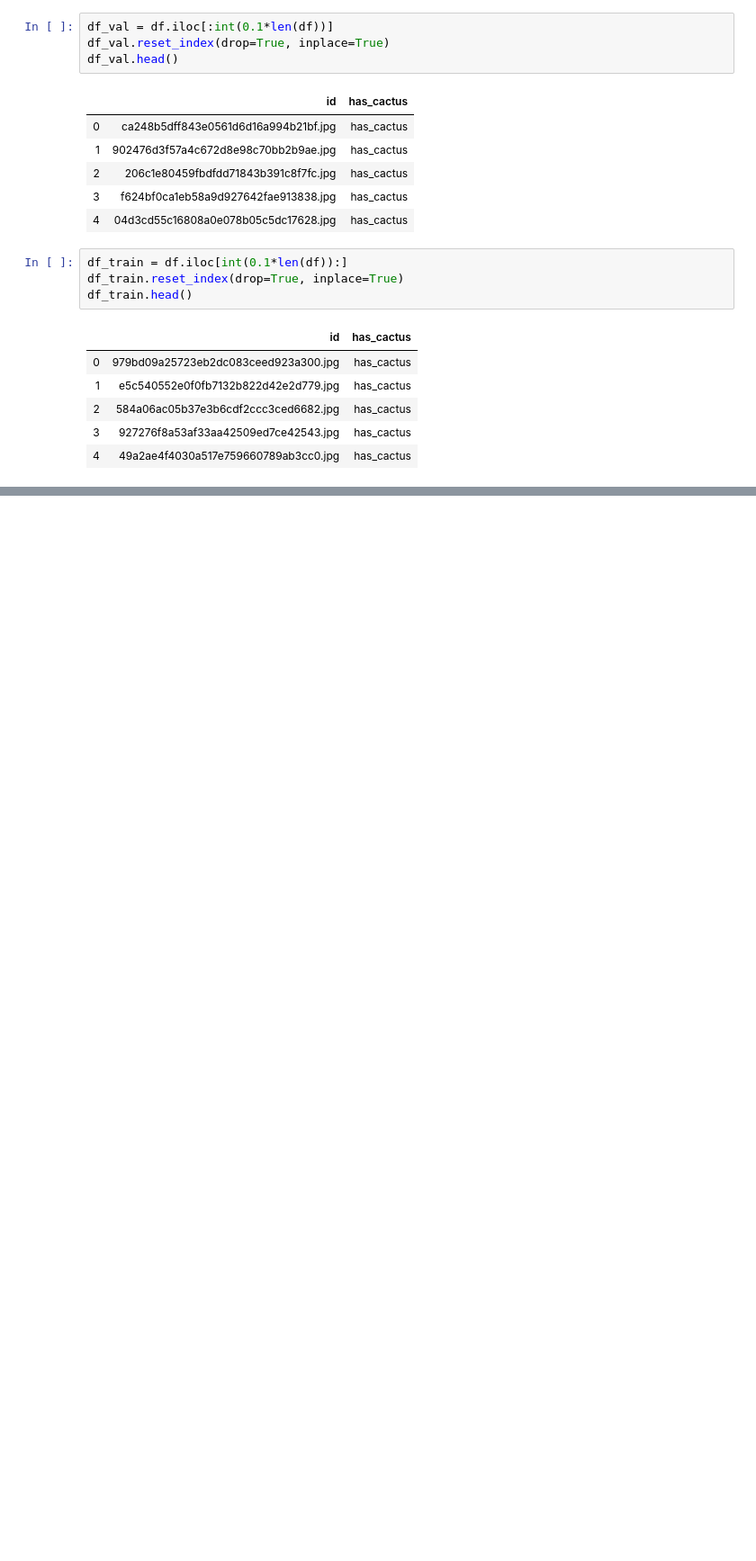
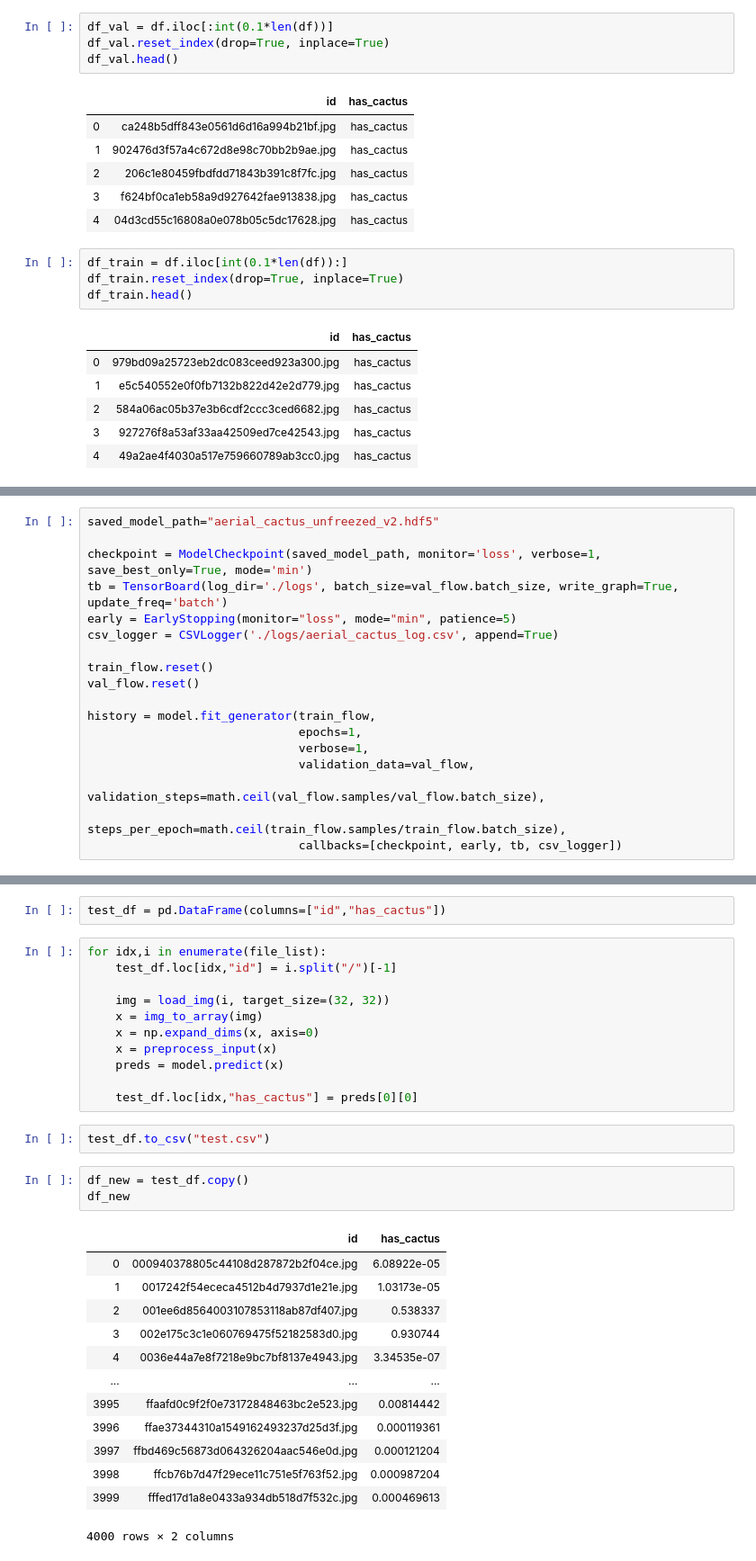
Before and after one commit to Aravinda89/Aerial-Cactus-Identification, a Jupyter notebook: Aerial-Cactus-Identification.ipynb, the cells around one changed output, grey strips where cells are left out. Shown: that part at 90% size. Drawn from its saved outputs; the diff is of its cells as text; blank space fills up the shorter version.

```diff
--- a/Aerial-Cactus-Identification.ipynb
+++ b/Aerial-Cactus-Identification.ipynb
@@ -149,0 +241,18 @@ ________________________________________________________________________________
+# %%
+saved_model_path="aerial_cactus_unfreezed_v2.hdf5"
+
+checkpoint = ModelCheckpoint(saved_model_path, monitor='loss', verbose=1, save_best_only=True, mode='min')
+tb = TensorBoard(log_dir='./logs', batch_size=val_flow.batch_size, write_graph=True, update_freq='batch')
+early = EarlyStopping(monitor="loss", mode="min", patience=5)
+csv_logger = CSVLogger('./logs/aerial_cactus_log.csv', append=True)
+
+train_flow.reset()
+val_flow.reset()
+
+history = model.fit_generator(train_flow,
+                              epochs=1,
+                              verbose=1,
+                              validation_data=val_flow,
+                              validation_steps=math.ceil(val_flow.samples/val_flow.batch_size),
+                              steps_per_epoch=math.ceil(train_flow.samples/train_flow.batch_size),
+                              callbacks=[checkpoint, early, tb, csv_logger])
@@ -149,0 +276,32 @@ ________________________________________________________________________________
+# %%
+test_df = pd.DataFrame(columns=["id","has_cactus"])
+# %%
+for idx,i in enumerate(file_list):
+    test_df.loc[idx,"id"] = i.split("/")[-1]
+
+    img = load_img(i, target_size=(32, 32))
+    x = img_to_array(img)
+    x = np.expand_dims(x, axis=0)
+    x = preprocess_input(x)
+    preds = model.predict(x)
+
+    test_df.loc[idx,"has_cactus"] = preds[0][0]
+# %%
+test_df.to_csv("test.csv")
+# %%
+df_new = test_df.copy()
+df_new
+# %% [output]
+|  | id | has_cactus |
+| 0 | 000940378805c44108d287872b2f04ce.jpg | 6.08922e-05 |
+| 1 | 0017242f54ececa4512b4d7937d1e21e.jpg | 1.03173e-05 |
+| 2 | 001ee6d8564003107853118ab87df407.jpg | 0.538337 |
+| 3 | 002e175c3c1e060769475f52182583d0.jpg | 0.930744 |
+| 4 | 0036e44a7e8f7218e9bc7bf8137e4943.jpg | 3.34535e-07 |
+| ... | ... | ... |
+| 3995 | ffaafd0c9f2f0e73172848463bc2e523.jpg | 0.00814442 |
+| 3996 | ffae37344310a1549162493237d25d3f.jpg | 0.000119361 |
+| 3997 | ffbd469c56873d064326204aac546e0d.jpg | 0.000121204 |
+| 3998 | ffcb76b7d47f29ece11c751e5f763f52.jpg | 0.000987204 |
+| 3999 | fffed17d1a8e0433a934db518d7f532c.jpg | 0.000469613 |
+4000 rows × 2 columns
```
Also changed, not shown: parts of 15 cells of this notebook.
